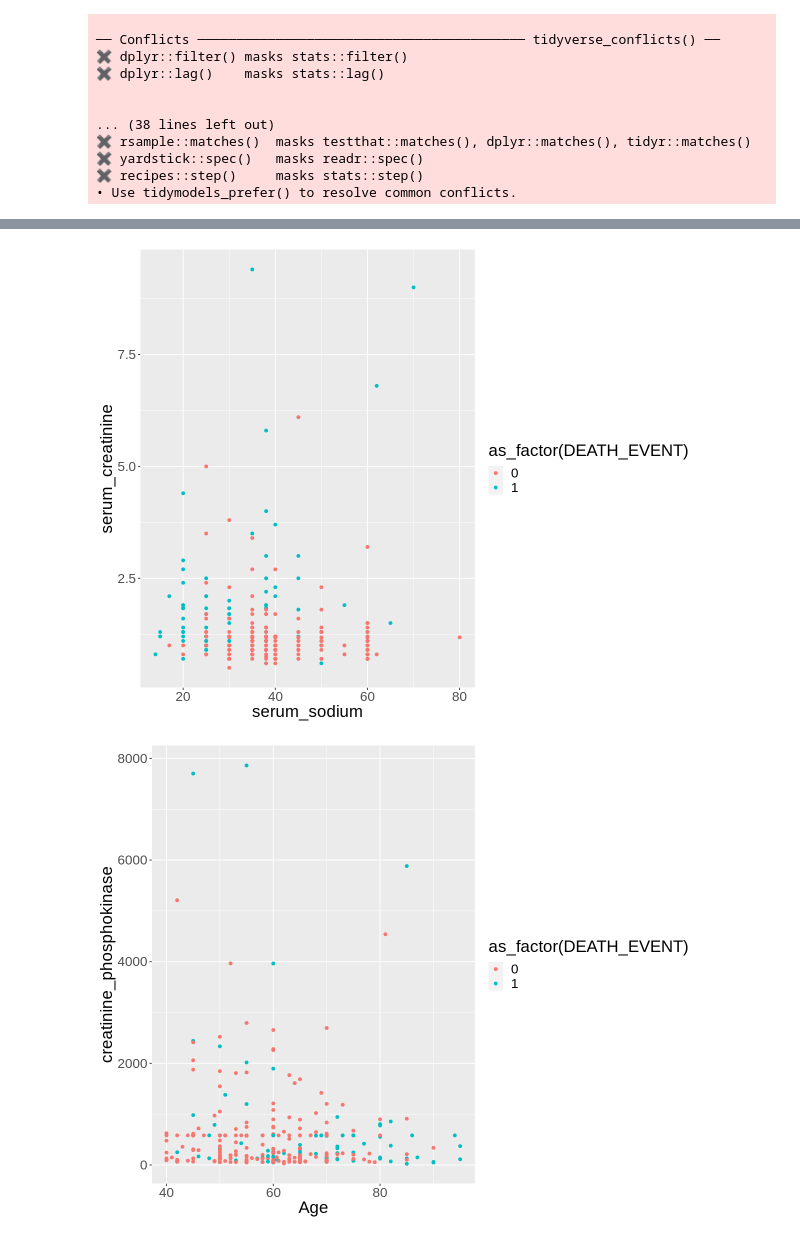
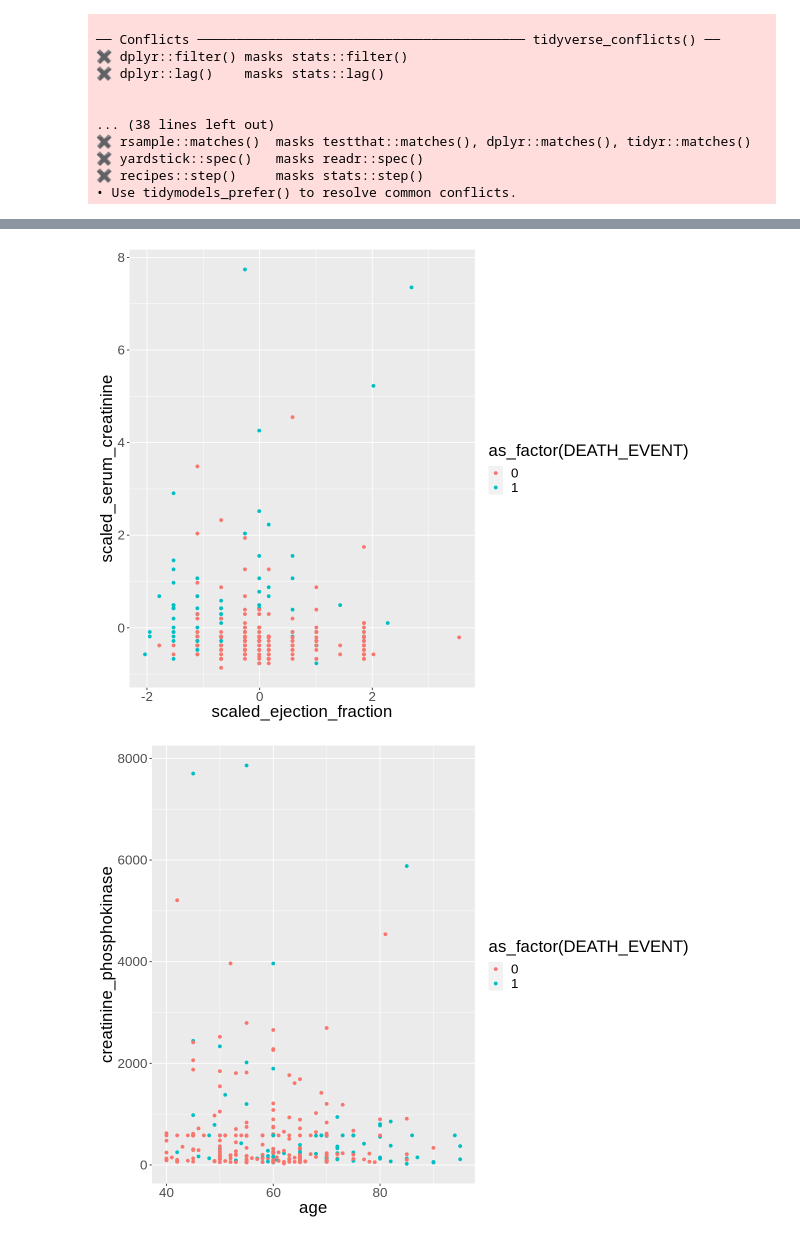
Before and after one commit to Parcode19/Group_project, a Jupyter notebook: proposal.ipynb, the cells around one changed output, grey strips where cells are left out. Saved outputs shown, nothing was run; the diff lists cells and outputs as text; code cells hidden in the pictures.

```diff
--- a/proposal.ipynb
+++ b/proposal.ipynb
@@ -47,6 +68,11 @@ A spec_tbl_df: 299 × 13
 # %%
 heart_data <- heart_failure |>
-    select(age, creatinine_phosphokinase, ejection_fraction,serum_creatinine, serum_sodium, sex, smoking, platelets, DEATH_EVENT)
-
+    select(age,
+           creatinine_phosphokinase,
+           ejection_fraction,
+           platelets,
+           serum_creatinine,
+           serum_sodium,
+           DEATH_EVENT)
 heart_data
 # %% [output]
@@ -62,0 +91,9 @@ A tibble: 299 × 9
+# %%
+heart_data_scaled <- heart_data |>
+    mutate(scaled_age = scale(age, center = TRUE),
+           scaled_creatinine_phosphokinase = scale(creatinine_phosphokinase, center = TRUE),
+           scaled_ejection_fraction = scale(ejection_fraction, center = TRUE),
+           scaled_platelets = scale(platelets, center = TRUE),
+           scaled_serum_creatinine = scale(serum_creatinine, center = TRUE),
+           scaled_serum_sodium = scale(serum_sodium, center = TRUE))
+heart_data_scaled
@@ -63,14 +152,13 @@ A tibble: 299 × 9
 # %%
 options(repr.plot.height = 8, repr.plot.width = 10)
-plot_age_4 <- heart_data |>
-    ggplot(aes(x = ejection_fraction, y = serum_creatinine, col = as_factor(DEATH_EVENT))) +
+plot_age_4 <- heart_data_scaled |>
+    ggplot(aes(x = scaled_ejection_fraction, y = scaled_serum_creatinine, col = as_factor(DEATH_EVENT))) +
         geom_point() +
-        labs(x = "serum_sodium", y = "serum_creatinine")+
         theme(text = element_text(size = 20))
 
 plot_age_4
 # %% [output]
-[figure, old version]
+[figure, new version]
 # %%
 plot_age_1 <- heart_data |>
     ggplot(aes(x = age, y = creatinine_phosphokinase, col = as_factor(DEATH_EVENT))) +
```
Also changed, not shown: parts of 19 cells of this notebook.
